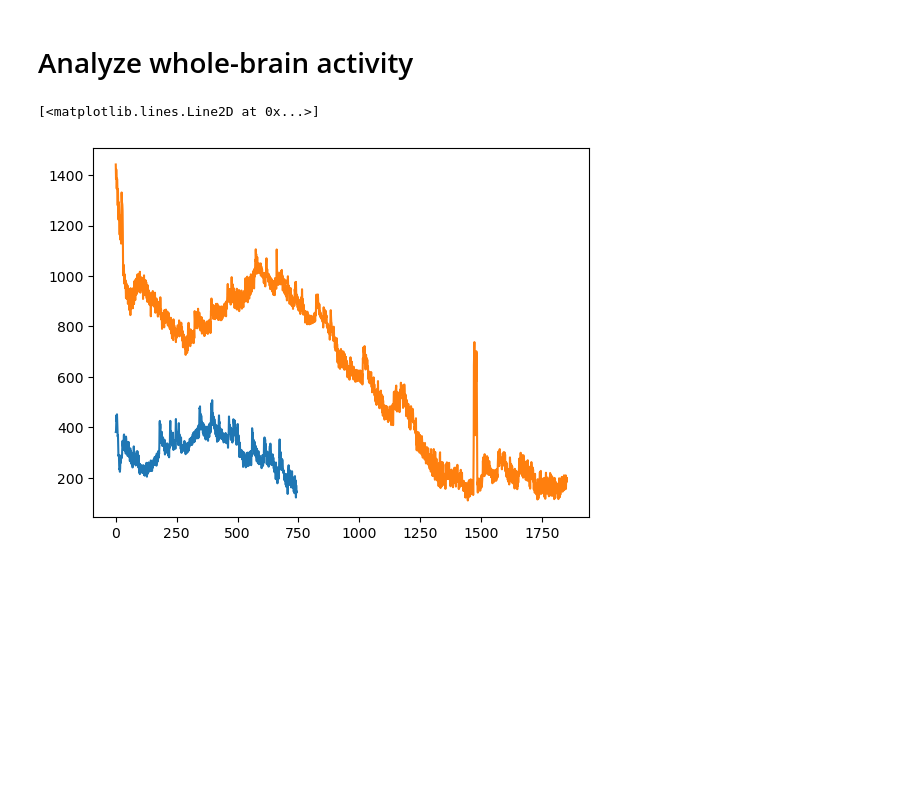
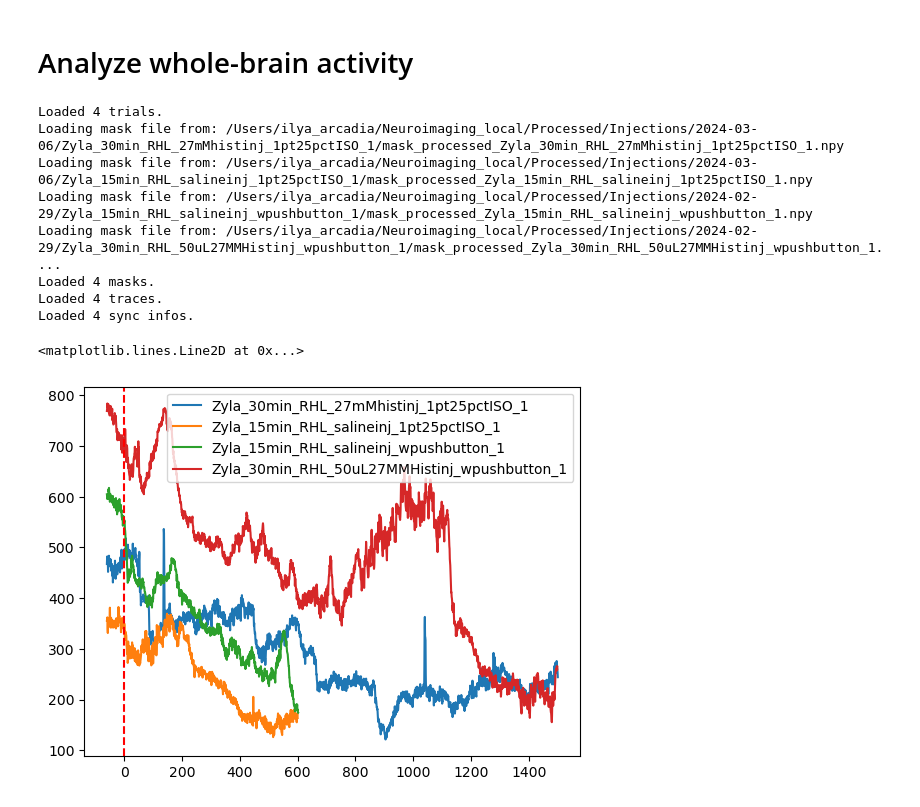
Before and after one commit to Arcadia-Science/2024-sensory-neuroimaging, a Jupyter notebook: notebooks/injection_analysis.ipynb, the cells around one changed output. Cells and saved outputs as stored; diff of their text form; code cells hidden in the pictures; blank space fills up the shorter version.

Commit message:
batch analysis and plotting of whole-brain activity

```diff
--- a/notebooks/injection_analysis.ipynb
+++ b/notebooks/injection_analysis.ipynb
@@ -26,9 +3,43 @@ for trial_dir in trial_dirs:
-# %%
-import matplotlib.pyplot as plt
-
-signal_whole_brain = np.mean(img[:,mask], axis=1)
-plt.plot(signal_whole_brain)
-plt.plot(signal2)
-# %% [output]
-[<matplotlib.lines.Line2D at 0x...>]
-[figure, removed]
+# %%
+from neuroprocessing.imagingtrials import ImagingTrials
+import matplotlib.pyplot as plt
+import numpy as np
+params = {
+        "downsample_factor": 8,
+        "aligner_target_num_features": 700,
+        "secs_before_stim": 60, # only process frames starting at X seconds before stimulus
+        "preprocess_prefix": "aligned_downsampled_",
+        "process_prefix": 'processed_',
+        "s3fs_toplvl_path": "/Users/ilya_arcadia/arcadia-neuroimaging-pruritogens/Videos",
+        "local_toplvl_path": "/Users/ilya_arcadia/Neuroimaging_local/Processed/Injections/",
+        "load_from_s3": False,
+        "save_to_s3": False,
+        'crop_px' : 20,
+        'bottom_percentile' : 5
+        }
+
+trials = ImagingTrials(params)
+exp_dates, trial_names = trials.filter_exp_and_trial_dirs(# exp_dir="2024-02-29",
+                                                          limb = "RHL")
+masks = trials.load_mask_files()
+traces = trials.load_traces()
+sync_infos = trials.get_sync_infos()
+# Plot the traces
+fig, ax = plt.subplots()
+for trace, trial_name, sync in zip(traces, trial_names, sync_infos):
+    #  - sync['stim_onset_frame'] / params['downsample_factor']
+    t = (np.arange(0, len(trace))) / (sync['framerate_hz'] / params['downsample_factor']) - params['secs_before_stim']
+    ax.plot(t, trace, label=trial_name)
+ax.legend()
+ax.axvline(x=0, color='r', linestyle='--')
+# %% [output]
+Loaded 4 trials.
+Loading mask file from: /Users/ilya_arcadia/Neuroimaging_local/Processed/Injections/2024-03-06/Zyla_30min_RHL_27mMhistinj_1pt25pctISO_1/mask_processed_Zyla_30min_RHL_27mMhistinj_1pt25pctISO_1.npy
+Loading mask file from: /Users/ilya_arcadia/Neuroimaging_local/Processed/Injections/2024-03-06/Zyla_15min_RHL_salineinj_1pt25pctISO_1/mask_processed_Zyla_15min_RHL_salineinj_1pt25pctISO_1.npy
+Loading mask file from: /Users/ilya_arcadia/Neuroimaging_local/Processed/Injections/2024-02-29/Zyla_15min_RHL_salineinj_wpushbutton_1/mask_processed_Zyla_15min_RHL_salineinj_wpushbutton_1.npy
+Loading mask file from: /Users/ilya_arcadia/Neuroimaging_local/Processed/Injections/2024-02-29/Zyla_30min_RHL_50uL27MMHistinj_wpushbutton_1/mask_processed_Zyla_30min_RHL_50uL27MMHistinj_wpushbutton_1. ...
+Loaded 4 masks.
+Loaded 4 traces.
+Loaded 4 sync infos.
+<matplotlib.lines.Line2D at 0x...>
+[figure, added]
```
Also changed, not shown: parts of 3 cells of this notebook, 1 other file.
